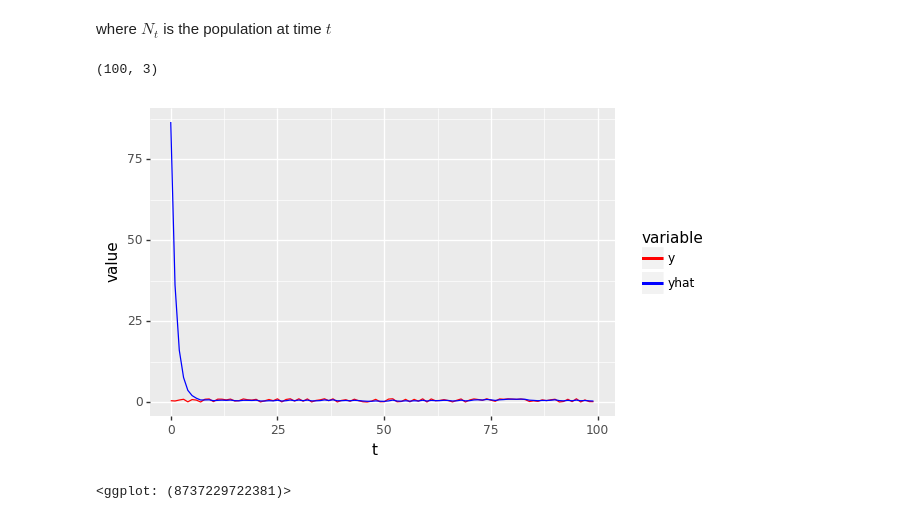
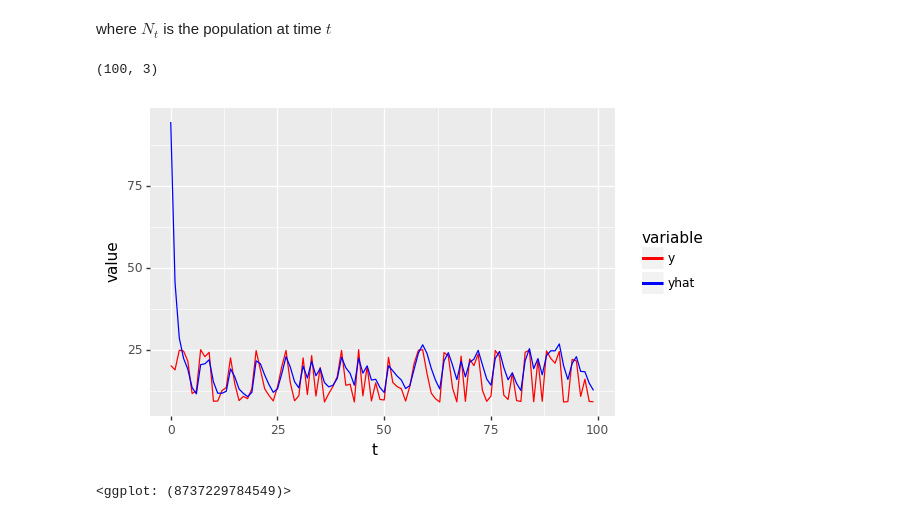
Before and after one commit to gcgibson/ssvgd, a Jupyter notebook: kfsir.ipynb, the cells around one changed output. Saved outputs shown, nothing was run; the diff lists cells and outputs as text; code cells hidden in the pictures.

```diff
--- a/kfsir.ipynb
+++ b/kfsir.ipynb
@@ -77,39 +77,39 @@ kf = UnscentedKalmanFilter(
 )
 #states, observations = kf.sample(100, initial_state_mean)
 # estimate state with filtering and smoothing
-time_series = np.power(np.sin(np.arange(0,100) + np.random.normal(0,1,100)),2)
+time_series = np.power(np.sin(np.arange(0,100) + np.random.normal(0,1,100))+4,2)
 filtered_state_estimates = kf.filter(time_series)[0]
 smoothed_state_estimates = kf.smooth(time_series)[0]
 
 
 def states_to_observations(states):
     expected_obs = []
     for state in states:
         S_ , I_ , R_ = state[0], state[1], state[2]
         I = np.exp(I_)/(np.exp(S_) + np.exp(I_) +np.exp(R_))
         expected_obs.append(1000*I)
     return expected_obs
 
 
 # draw estimates
 
 #lines_true = pl.plot(states_to_observations(filtered_state_estimates), color='b')
 
 from plotnine import *
 from plotnine.data import *
 import pandas as pd
 
 data = [range(100),time_series.tolist(),states_to_observations(filtered_state_estimates)]
 data = np.hstack((np.arange(100).reshape((-1,1)),time_series.reshape((-1,1)),np.array(states_to_observations(filtered_state_estimates)).reshape((-1,1))))
 print (data.shape)
 df = pd.DataFrame(data, columns=['t','y','yhat'])
 
 df = pd.melt(df, id_vars=['t'], value_vars=['y', 'yhat'])
 p = ggplot(df, aes(x='t', y='value', color='variable'))
 (p + geom_line()
    + scale_color_manual(['r', 'b'])
 )
 # %% [output]
 (100, 3)
-[figure, old version]
+[figure, new version]
-<ggplot: (8737229722381)>
+<ggplot: (8737229784549)>
```
Also changed, not shown: 1 other file.
